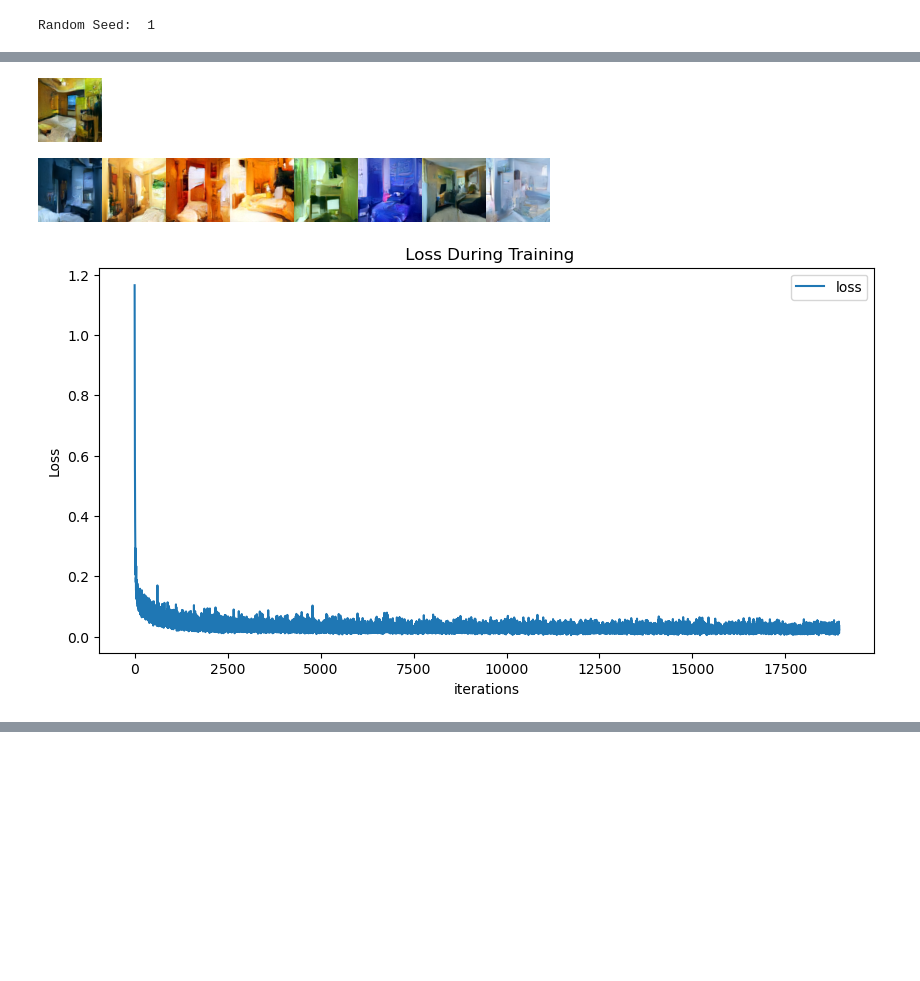
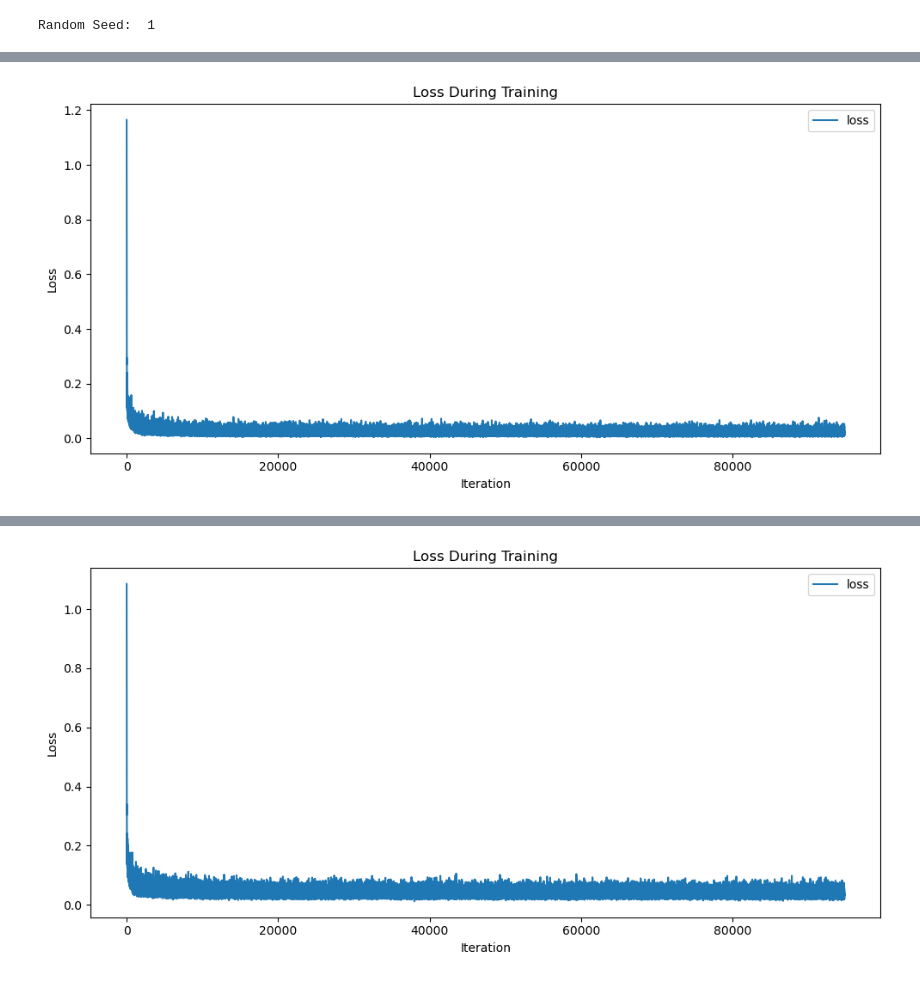
Before and after one commit to SawickiBartosz/DeepLearning2023, a Jupyter notebook: Project3_GAN/diffusion model.ipynb, the cells around one changed output, grey strips where cells are left out. Drawn from its saved outputs; the diff is of its cells as text; code cells hidden in the pictures; blank space fills up the shorter version.

Commit message:
add diffusion and files

```diff
--- a/Project3_GAN/diffusion model.ipynb
+++ b/Project3_GAN/diffusion model.ipynb
@@ -33,6 +31,7 @@ def make_grid(images, size=64):
 # %%
 IMAGE_SIZE = 64
 BATCH_SIZE = 32
+N_EPOCH = 10
 MANUAL_SEED = 1
 print("Random Seed: ", MANUAL_SEED)
 random.seed(MANUAL_SEED)
@@ -57,5 +58,3 @@ dataset = torchvision.datasets.ImageFolder("lsun_bedroom", transform=preprocess)
 train_dataloader = torch.utils.data.DataLoader(
     dataset, batch_size=BATCH_SIZE, shuffle=True, num_workers=6
 )
-
-noise_scheduler = DDPMScheduler(num_train_timesteps=1000)
@@ -121,6 +126,0 @@ Epoch:1, loss: 0.030329660240596752
-# %%
-image_pipe = DDPMPipeline(unet=model, scheduler=noise_scheduler)
-pipeline_output = image_pipe()
-pipeline_output.images[0]
-# %% [output]
-[figure, removed]
@@ -129,15 +127,29 @@ image_pipe.save_pretrained("diffusion_models/diffusion_one")
-# %%
-images = image_pipe(batch_size=8).images
-make_grid(images)
-# %% [output]
-[figure, removed]
-# %%
-plt.figure(figsize=(10,5))
-plt.title(" Loss During Training")
-plt.plot(losses,label="loss")
-plt.xlabel("iterations")
-plt.ylabel("Loss")
-plt.legend()
-plt.show()
-# %% [output]
-[figure, removed]
+# %%
+for scheduler, name in [(DDPMScheduler(num_train_timesteps=1000, beta_schedule="linear"), "linear"),
+                        (DDPMScheduler(num_train_timesteps=1000, beta_schedule="squaredcos_cap_v2"), "cosine"),
+                        (DDPMScheduler(num_train_timesteps=1000, beta_schedule="sigmoid"), "sigmoid")]:
+    os.makedirs("diffusion_models", exist_ok=True)
+    grid, losses, connected_images = train_model_and_save(scheduler, name)
+
+    path = os.path.join("diffusion_models", "outputs", name)
+    os.makedirs(path, exist_ok=True)
+    with open(os.path.join(path, "images.pkl"), "wb") as handle:
+        pickle.dump(connected_images, handle)
+
+    grid.save(os.path.join(path, f"grid.png"), format="png")
+    grid.show()
+
+    np.savetxt(os.path.join(path, f"loss.txt"), np.array(losses))
+
+    plt.figure(figsize=(10, 5))
+    plt.title("Loss During Training")
+    plt.plot(losses, label="loss")
+    plt.xlabel("Iteration")
+    plt.ylabel("Loss")
+    plt.legend()
+    plt.tight_layout()
+    plt.savefig(os.path.join(path, f"loss_plot.png"), dpi=300)
+    plt.show()
+
+    gc.collect()
+# %% [output]
@@ -143,0 +166 @@ plt.show()
+[figure, added]
@@ -143,0 +177 @@ plt.show()
+[figure, added]
```
Also changed, not shown: parts of 8 cells of this notebook, 12 other files.
